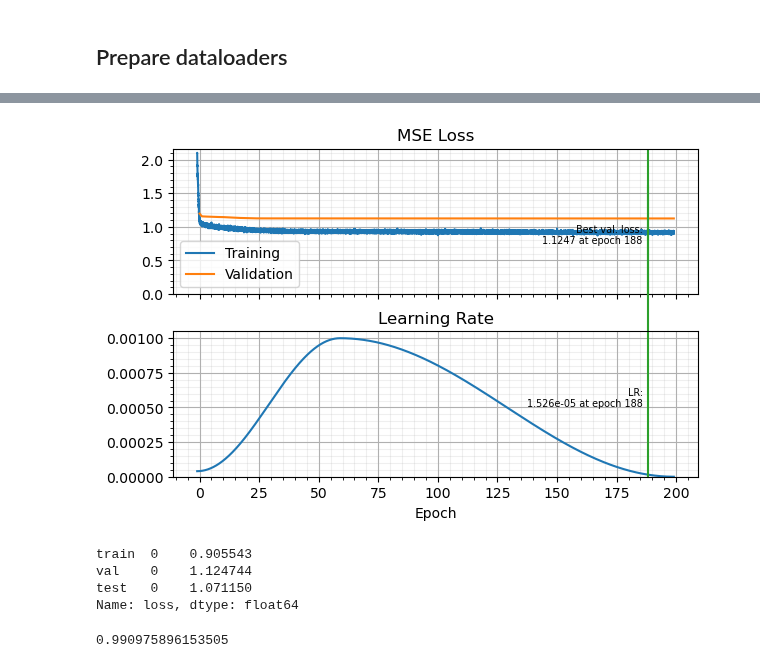
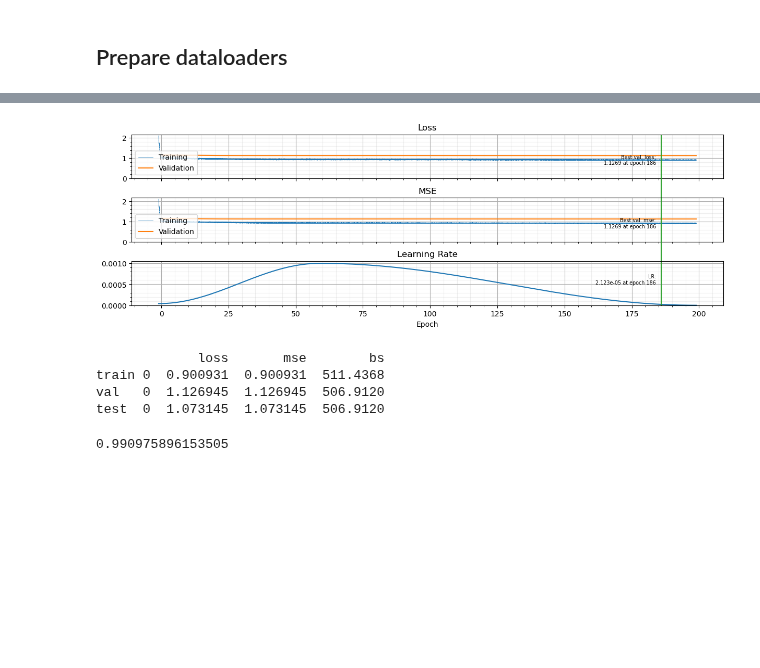
Before and after one commit to williamrobotma/AGrEDA, a Jupyter notebook: autoenc_allgenes.ipynb, the cells around one changed output, grey strips where cells are left out. Drawn from its saved outputs; the diff is of its cells as text; code cells hidden in the pictures; blank space fills up the shorter version.

```diff
--- a/autoenc_allgenes.ipynb
+++ b/autoenc_allgenes.ipynb
@@ -109 +91,8 @@ sc_mix_d, lab_mix_d, sc_sub_dict, sc_sub_dict2 = load_sc(
+# %%
+sc_mix_d, lab_mix_d, sc_sub_dict, sc_sub_dict2 = load_sc(
+    get_selected_dir(DATA_DIR, N_MARKERS, ALL_GENES),
+    SCALER_NAME,
+    n_mix=N_MIX,
+    n_spots=N_SPOTS,
+)
 # %%
@@ -353,7 +351,11 @@ scaler = GradScaler()
 loss_history = []
 loss_history_val = []
 
+mse_history = []
+mse_history_val = []
+
 loss_history_running = []
+mse_history_running = []
 
 lr_history_running = []
 
@@ -367,8 +369,8 @@ with DupStdout().dup_to_file(os.path.join(model_folder, "log.txt"), "w") as f_lo
     outer = tqdm(total=INITIAL_TRAIN_EPOCHS, desc="Epochs", position=0)
     inner = tqdm(total=len(dataloader_source_train), desc=f"Batch", position=1)
 
-    print(" Epoch | Train Loss | Val Loss   | Next LR    ")
-    print("----------------------------------------------")
+    print(" Epoch | Train Loss | Val Loss   | Val MSE    | Next LR    ")
+    print("-----------------------------------------------------------")
     checkpoint = {
         "epoch": -1,
         "model": model,
@@ -395,6 +397,8 @@ with DupStdout().dup_to_file(os.path.join(model_folder, "log.txt"), "w") as f_lo
 
         loss_history.append(avg_results["loss"])
         loss_history_running.append(running_results["loss"])
+        mse_history.append(avg_results["mse"])
+        mse_history_running.append(running_results["mse"])
         lr_history_running.append(running_results["lr"])
 
         # Evaluate mode
@@ -404,6 +408,7 @@ with DupStdout().dup_to_file(os.path.join(model_folder, "log.txt"), "w") as f_lo
                 dataloader_source_val, model
             )
         loss_history_val.append(avg_results_val["loss"])
+        mse_history_val.append(avg_results_val["mse"])
 
         # Print the results
         outer.update(1)
@@ -412,6 +417,7 @@ with DupStdout().dup_to_file(os.path.join(model_folder, "log.txt"), "w") as f_lo
             f" {epoch:5d}",
             f"| {avg_results['loss']:<10.8f}",
             f"| {avg_results_val['loss']:<10.8f}",
+            f"| {avg_results_val['mse']:<10.8f}",
             f"| {scheduler.get_last_lr()[-1]:<10.5}",
             end=" ",
         )
@@ -469,10 +475,11 @@ best_checkpoint = torch.load(os.path.join(model_folder, f"final_model.pth"))
 
 best_epoch = best_checkpoint["epoch"]
 best_loss_val = loss_history_val[best_epoch]
+best_mse_val = mse_history_val[best_epoch]
 
-fig, axs = plt.subplots(2, 1, sharex=True, figsize=(6, 4), layout="constrained")
+fig, axs = plt.subplots(3, 1, sharex=True, figsize=(12, 4), layout="constrained")
 
-plot_iters(loss_history_running, ax=axs[0], label="Training")
+plot_iters(loss_history_running, ax=axs[0], label="Training", linewidth=0.5)
 axs[0].plot(loss_history_val, label="Validation")
 axs[0].axvline(best_epoch, color="tab:green")
 
@@ -483,43 +490,64 @@ axs[0].grid(which="minor", alpha=0.2)
 
 axs[0].text(
     x=best_epoch + (2 if best_epoch < len(loss_history) * 0.75 else -2),
     y=max(loss_history + loss_history_val) * 0.5,
     s=f"Best val. loss:\n{best_loss_val:.4f} at epoch {best_epoch}",
     ha="left" if best_epoch < len(loss_history) * 0.75 else "right",
     size="x-small",
 )
 
-axs[0].set_title("MSE Loss")
+axs[0].set_title("Loss")
 axs[0].legend()
 
-# lr history
-iters_by_epoch, lr_history_running_flat = plot_iters(
-    lr_history_running, startpoint=True, ax=axs[1]
-)
-axs[1].axvline(best_checkpoint["epoch"], ymax=2, clip_on=False, color="tab:green")
+# MSE loss
+plot_iters(mse_history_running, ax=axs[1], label="Training", linewidth=0.5)
+axs[1].plot(mse_history_val, label="Validation")
+axs[1].axvline(best_epoch,  ymax=2, clip_on=False, color="tab:green")
 
 axs[1].set_ylim(bottom=0)
 axs[1].grid(which="major")
 axs[1].minorticks_on()
 axs[1].grid(which="minor", alpha=0.2)
 
+axs[1].text(
+    x=best_epoch + (2 if best_epoch < len(mse_history) * 0.75 else -2),
+    y=max(mse_history + mse_history_val) * 0.5,
+    s=f"Best val. mse:\n{best_mse_val:.4f} at epoch {best_epoch}",
+    ha="left" if best_epoch < len(mse_history) * 0.75 else "right",
+    size="x-small",
+)
+
+axs[1].set_title("MSE")
+axs[1].legend()
+
+# lr history
+iters_by_epoch, lr_history_running_flat = plot_iters(
+    lr_history_running, startpoint=True, ax=axs[2]
+)
+axs[2].axvline(best_checkpoint["epoch"], ymax=2, clip_on=False, color="tab:green")
+
+axs[2].set_ylim(bottom=0)
+axs[2].grid(which="major")
+axs[2].minorticks_on()
+axs[2].grid(which="minor", alpha=0.2)
+
 best_epoch_idx = np.where(iters_by_epoch == best_epoch)[0][0]
-axs[1].text(
+axs[2].text(
     x=best_epoch + (2 if best_epoch < len(loss_history) * 0.75 else -2),
     y=np.median(lr_history_running_flat),
     s=f"LR:\n{lr_history_running_flat[best_epoch_idx]:.4} at epoch {best_epoch}",
     ha="left" if best_epoch < len(loss_history) * 0.75 else "right",
     size="x-small",
 )
 
-axs[1].set_xlabel("Epoch")
-axs[1].set_title("Learning Rate")
+axs[2].set_xlabel("Epoch")
+axs[2].set_title("Learning Rate")
 
 plt.savefig(os.path.join(model_folder, "train_plots.png"), bbox_inches="tight")
 
 plt.show(block=False)
 # %% [output]
-[figure, old version]
+[figure, new version]
 # %%
 model = best_checkpoint["model"]
 model.to(device)
@@ -539,13 +567,13 @@ print(
             pd.Series(avg_results_test).to_frame().T,
         ],
         keys=["train", "val", "test"],
-    ).loss
+    )
 )
 # %% [output]
-train  0    0.905543
-val    0    1.124744
-test   0    1.071150
-Name: loss, dtype: float64
+             loss       mse        bs
+train 0  0.900931  0.900931  511.4368
+val   0  1.126945  1.126945  506.9120
+test  0  1.073145  1.073145  506.9120
 # %%
 (pd.DataFrame(sc_mix_d["train"]).std() ** 2).mean()
 # %% [output]
```
Also changed, not shown: parts of 7 cells of this notebook, 1 other file.
